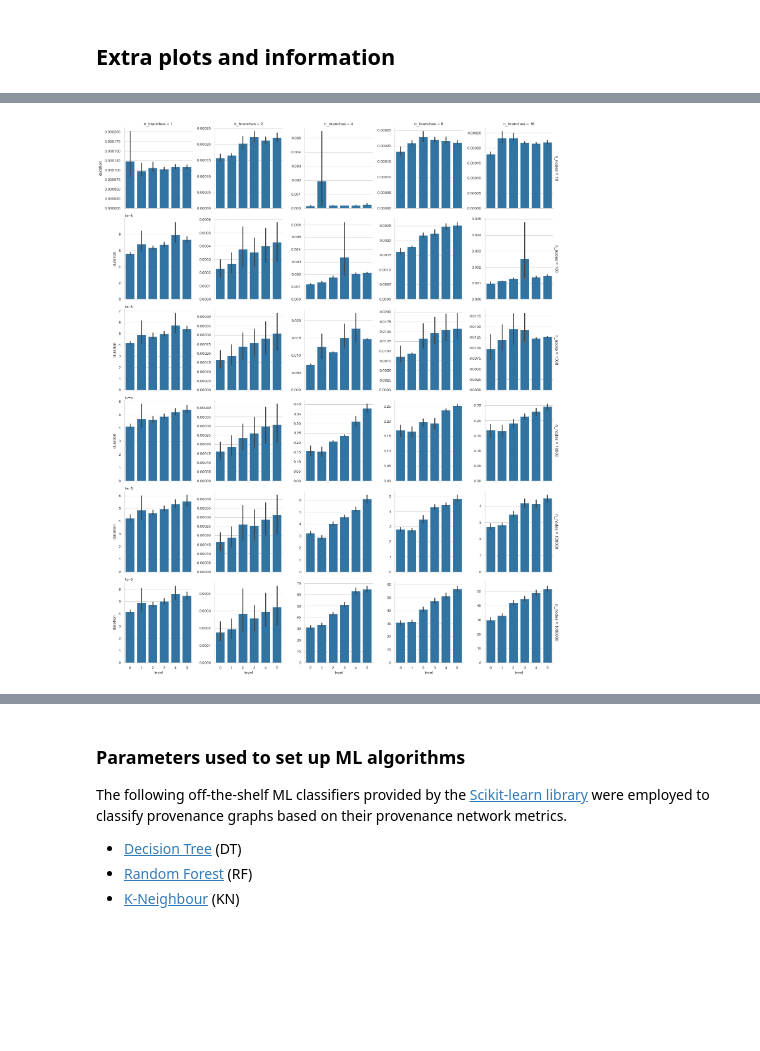
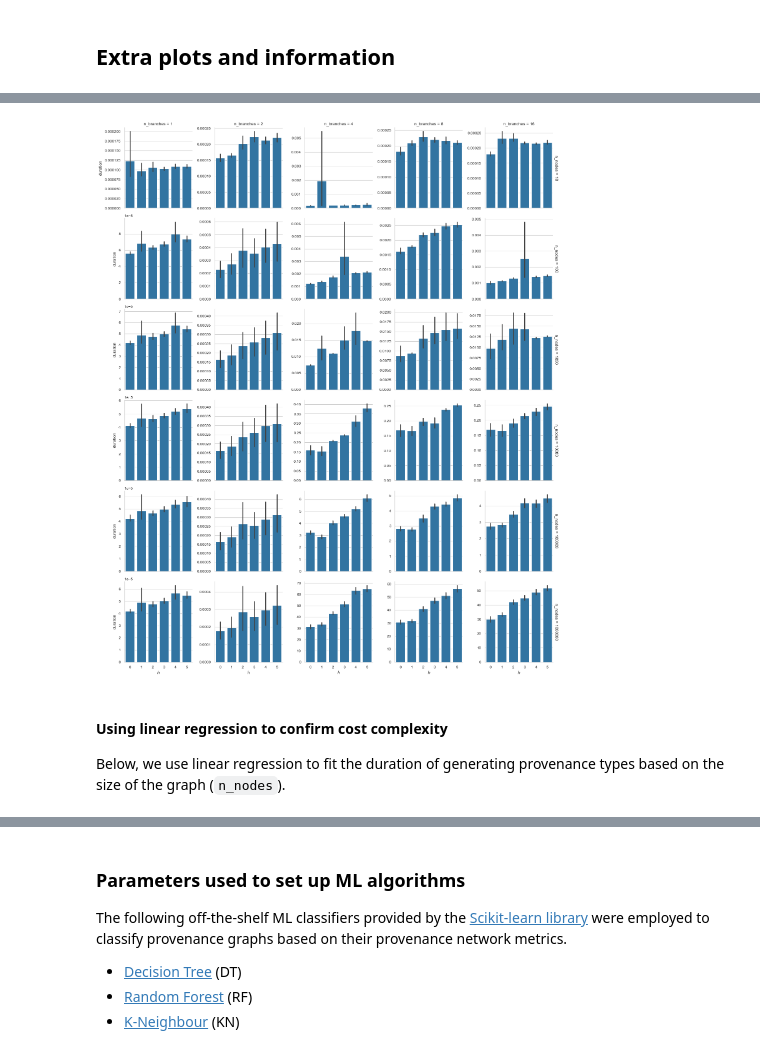
Before and after one commit to trungdong/provenance-kernel-evaluation, a Jupyter notebook: plots.ipynb, the cells around one changed output, grey strips where cells are left out. Cells and saved outputs as stored; diff of their text form; code cells hidden in the pictures; blank space fills up the shorter version.

```diff
--- a/plots.ipynb
+++ b/plots.ipynb
@@ -338,3 +339,4 @@ Below, we plot the time cost against the number of nodes $N$ and against the lev
 # %%
 timings_df = pd.read_pickle(OUTPUTS_PATH / "timings_for_gen_graphs.pickled")
+timings_df["$h$"] = timings_df.level
 # %%
@@ -347,9 +349,12 @@ plot.figure.savefig("plots/pk-time-cost-grid-by-size.pdf")
 plot.figure.savefig("plots/pk-time-cost-grid-by-size.png")
 # %%
 g = sns.FacetGrid(timings_df, col="n_branches", row="n_nodes", sharey=False, margin_titles=True)
-plot = g.map(sns.barplot, "level", "duration", order=[0, 1, 2, 3, 4, 5])
+plot = g.map(sns.barplot, "$h$", "duration", order=[0, 1, 2, 3, 4, 5])
 # %% [output]
-[figure, old version]
+[figure, new version]
 # %%
 plot.figure.savefig("plots/pk-time-cost-grid-by-level.pdf")
 plot.figure.savefig("plots/pk-time-cost-grid-by-level.png")
+# %% [markdown]
+#### Using linear regression to confirm cost complexity
+Below, we use linear regression to fit the duration of generating provenance types based on the size of the graph (`n_nodes`).
```
Also changed, not shown: parts of 5 cells of this notebook.
